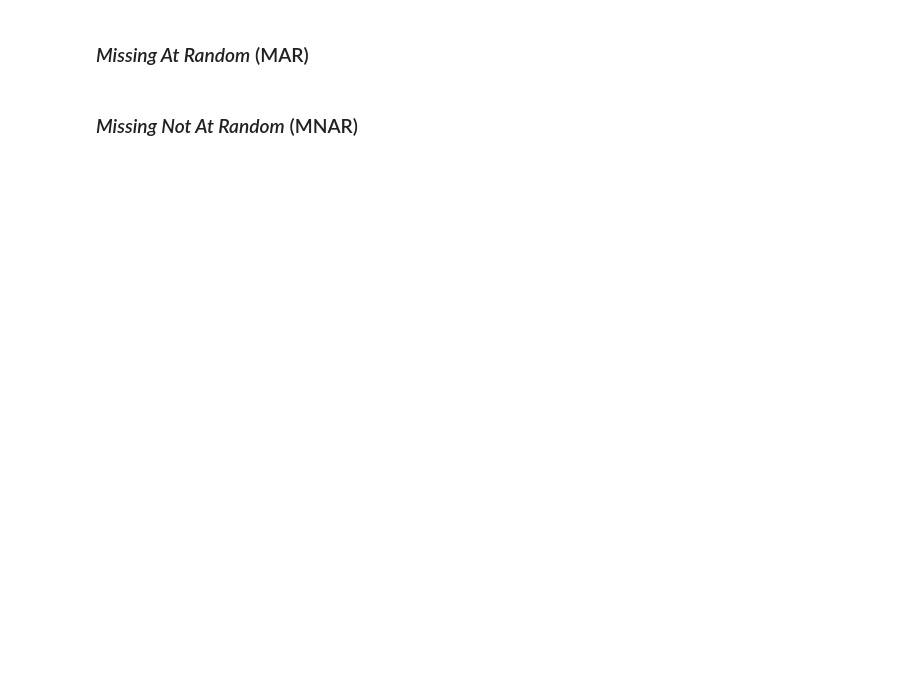
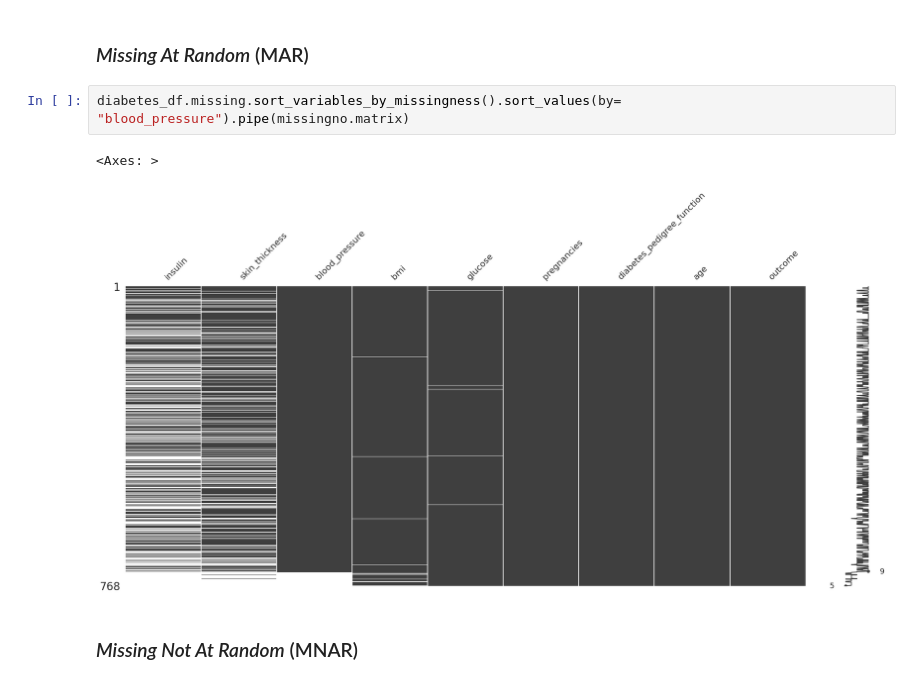
Before and after one commit to Alejolamilla/Missing-values-course, a Jupyter notebook: live-exploration-missing-values.ipynb, the cells around one changed output. Cells and saved outputs as stored; diff of their text form; blank space fills up the shorter version.

```diff
--- a/live-exploration-missing-values.ipynb
+++ b/live-exploration-missing-values.ipynb
@@ -593,4 +603,9 @@ diabetes_df
 # %% [markdown]
 ### _Missing At Random_ (MAR)
+# %%
+diabetes_df.missing.sort_variables_by_missingness().sort_values(by= "blood_pressure").pipe(missingno.matrix)
+# %% [output]
+<Axes: >
+[figure, added]
 # %% [markdown]
 ### _Missing Not At Random_ (MNAR)
```
Also changed, not shown: parts of 17 cells of this notebook, 2 other files.
